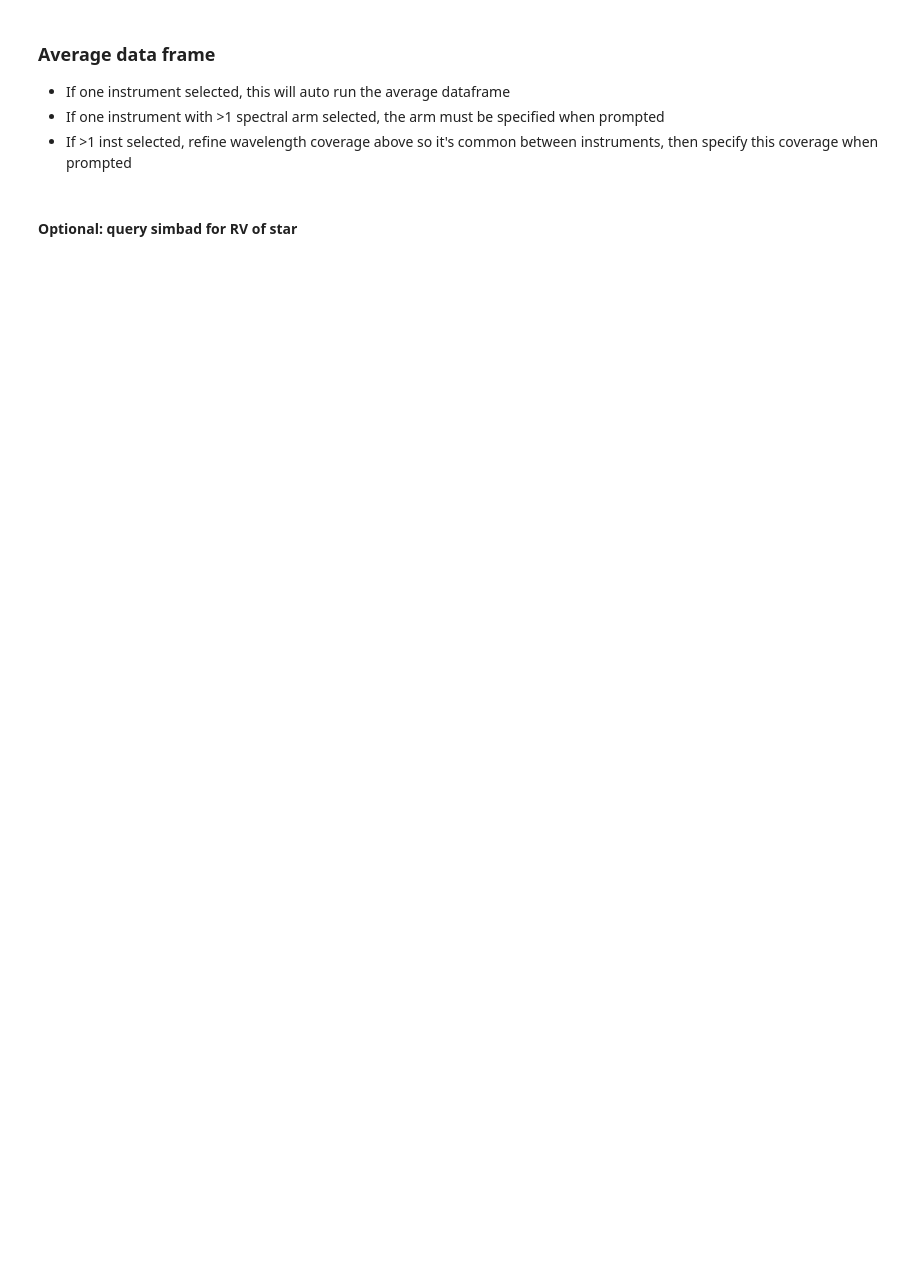
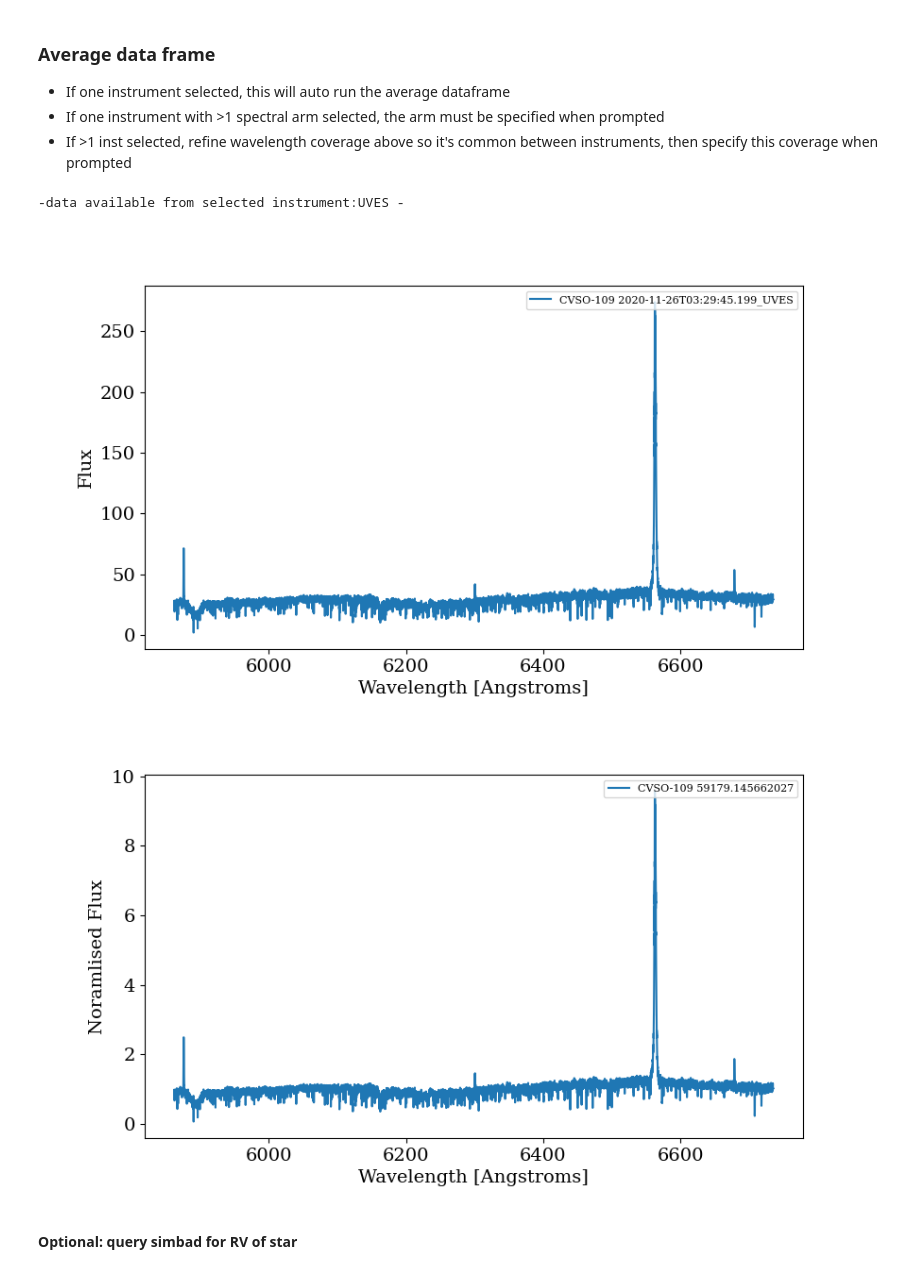
Before and after one commit to justyncw/STAR_MELT, a Jupyter notebook: notebooks/SM_fit_gauss.ipynb, the cells around one changed output. Saved outputs shown, nothing was run; the diff lists cells and outputs as text; code cells hidden in the pictures; blank space fills up the shorter version.

```diff
--- a/notebooks/SM_fit_gauss.ipynb
+++ b/notebooks/SM_fit_gauss.ipynb
@@ -115,20 +122,27 @@ display(inst_select)
 # %%
 instr_select='any'
 if inst_select.value=='filtered table':
     new_list=qgrid_widget1.get_changed_df()
 elif inst_select.value=='highlighted selection in table':
     new_list=qgrid_widget1.get_selected_df()
 else:
     instr_select=inst_select.value
     new_list=data_dates_range1[data_dates_range1.inst==instr_select]
 
 all_inst=True if len(unique(new_list.inst)) >1 else False
 
 data_dates_range,instrument,w0=get_instrument_date_details(new_list.file,instr_select,
                                                            all_inst=all_inst,qgrid=False)#,start_date='2008',end_date='2012')
 #w0=np.arange(min(w0),max(w0),1)
 df_av=get_av_spec(data_dates_range,w0,norm=False,output=True,plot_av=False,savefig=False,label='utc_inst')
 df_av_norm=get_av_spec(data_dates_range,w0,norm=True,output=True,plot_av=False)#,label='utc_inst')
+
+USH.target=data_dates_range.target.iloc[0]
+USH.instrument=data_dates_range.inst.iloc[0]
+# %% [output]
+-data available from selected instrument:UVES -
+[figure, added]
+[figure, added]
 # %% [markdown]
 #### Optional: query simbad for RV of star
 # %%
```
Also changed, not shown: parts of 12 cells of this notebook, 4 other files.
